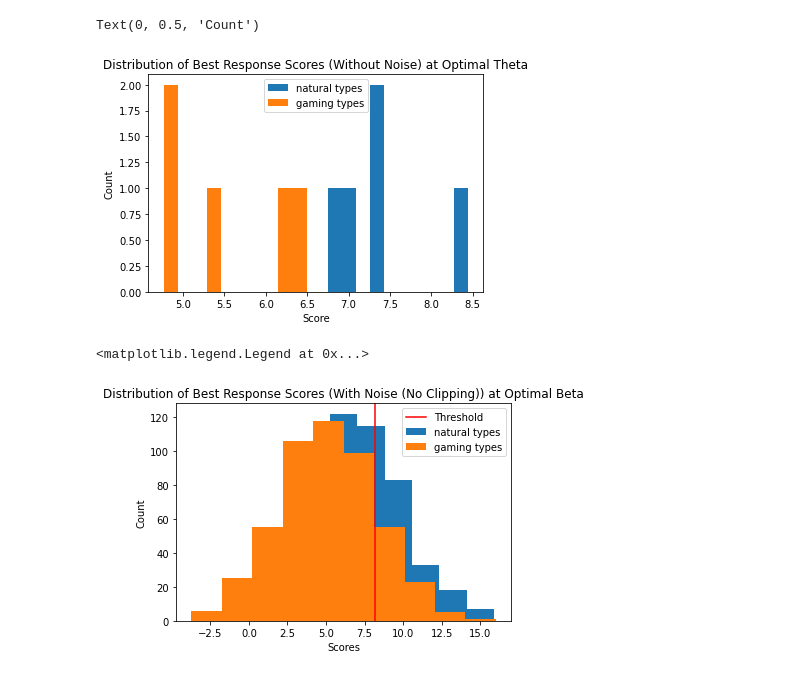
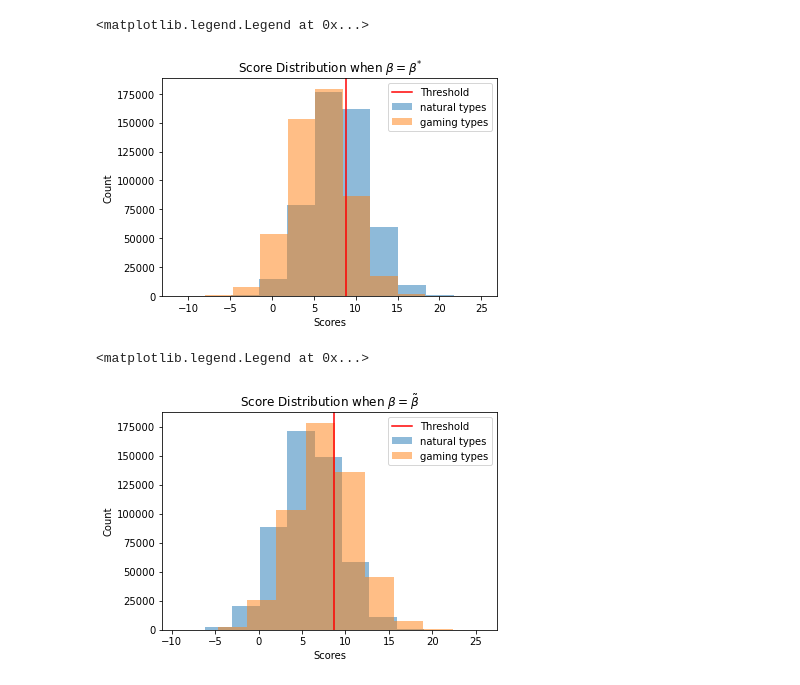
Before and after one commit to roshni714/ml-with-strategic-agents, a Jupyter notebook: heterogenous-types-distribution.ipynb, the cells around one changed output. Cells and saved outputs as stored; diff of their text form; code cells hidden in the pictures.

```diff
--- a/heterogenous-types-distribution.ipynb
+++ b/heterogenous-types-distribution.ipynb
@@ -32,7 +35,8 @@ def create_generic_agent_dist(n, n_types, d):
 # %%
-n = 1000
+n = 1000000
 n_types = 10
 d = 2
+np.random.seed(0)
 agent_dist = create_challenging_agent_dist(n, n_types, d)
 sigma = compute_continuity_noise(agent_dist)
 q = 0.7
@@ -51,26 +66,32 @@ Min Loss: -1.5915802242443178
 # %%
-all_br = agent_dist.best_response_score_distribution(opt_beta, opt_s_beta, sigma)
-plt.hist(all_br[int(n_types/2):], label="natural types")
-plt.hist(all_br[:int(n_types/2)], label="gaming types")
-plt.title("Distribution of Best Response Scores (Without Noise) at Optimal Theta")
+all_br = agent_dist.best_response_noisy_score_distribution(opt_beta, opt_s_beta, sigma)
+natural_types_idx = np.where(agent_dist.n_agent_types >= int(n_types/2))
+gaming_types_idx = np.where(agent_dist.n_agent_types < int(n_types/2))
+
+plt.hist(all_br[natural_types_idx], label="natural types", alpha=0.5)
+plt.hist(all_br[gaming_types_idx], label="gaming types", alpha=0.5)
+plt.axvline(x=opt_s_beta, c="r", label="Threshold")
+plt.title("Score Distribution when " + r"$\beta = \beta^{*}$")
+plt.xlabel("Scores")
+plt.ylabel("Count")
 plt.legend()
-plt.xlabel("Score")
-plt.ylabel("Count")
 # %% [output]
-Text(0, 0.5, 'Count')
+<matplotlib.legend.Legend at 0x...>
-[figure, old version]
+[figure, new version]
 # %%
-all_br = agent_dist.best_response_noisy_score_distribution(opt_beta, opt_s_beta, sigma)
+default_theta = 0.
+default_beta = convert_to_unit_vector(default_theta)
+default_s_beta = f(default_theta)
+all_br = agent_dist.best_response_noisy_score_distribution(default_beta, default_s_beta, sigma)
 natural_types_idx = np.where(agent_dist.n_agent_types >= int(n_types/2))
 gaming_types_idx = np.where(agent_dist.n_agent_types < int(n_types/2))
-plt.hist(all_br[natural_types_idx], label="natural types")
-plt.hist(all_br[gaming_types_idx], label="gaming types")
-plt.axvline(x=opt_s_beta, c="r", label="Threshold")
-plt.title("Distribution of Best Response Scores (With Noise (No Clipping)) at Optimal Beta")
+plt.hist(all_br[natural_types_idx], label="natural types", alpha=0.5)
+plt.hist(all_br[gaming_types_idx], label="gaming types", alpha=0.5)
+plt.axvline(x=default_s_beta, c="r", label="Threshold")
+plt.title("Score Distribution when " + r"$\beta = \tilde{\beta}$")
 plt.xlabel("Scores")
 plt.ylabel("Count")
 plt.legend()
-plt.legend()
 # %% [output]
 <matplotlib.legend.Legend at 0x...>
-[figure, old version]
+[figure, new version]
```
Also changed, not shown: parts of 10 cells of this notebook, 9 other files.
